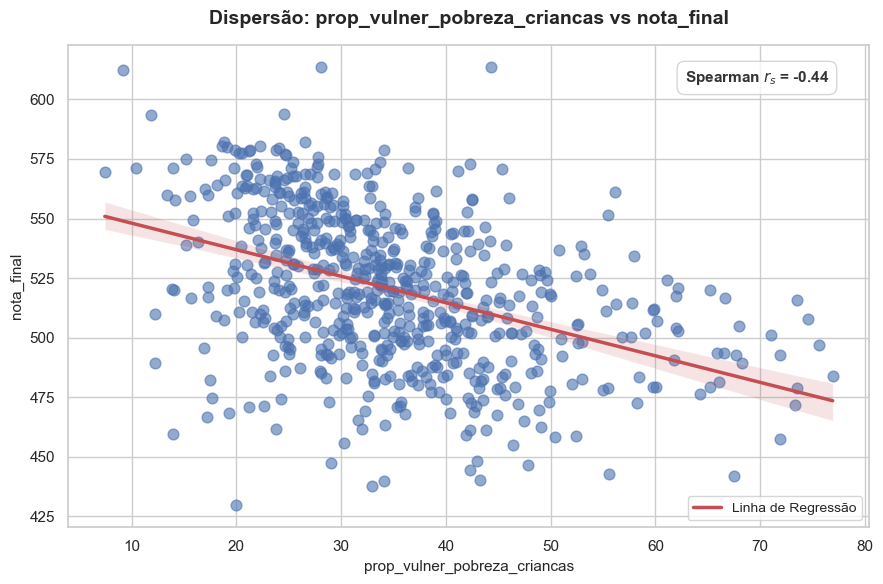
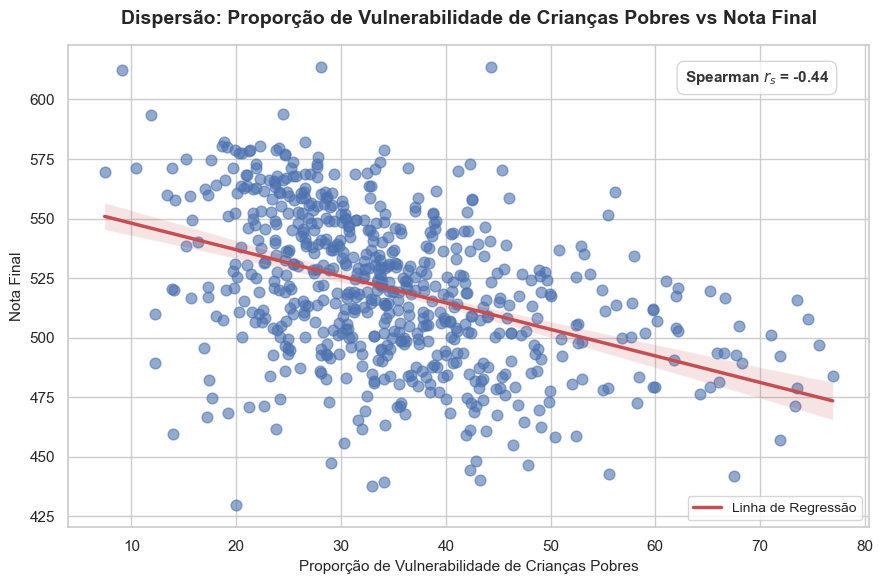
The change to this notebook cell's code, shown as a diff; its figure went from the first image to the second:
--- before
+++ after
@@ -1,4 +1,6 @@
 variavel_y = 'nota_final'
 variavel_x = 'prop_vulner_pobreza_criancas'
+nome_y = 'Nota Final'
+nome_x = 'Proporção de Vulnerabilidade de Crianças Pobres'
 
 # 1. Calcula a correlação de Pearson dinamicamente para essas duas variáveis
@@ -31,7 +33,7 @@
 
 # Títulos e rótulos
-plt.title(f'Dispersão: {variavel_x} vs {variavel_y}', fontsize=14, pad=15, weight='bold')
-plt.xlabel(variavel_x, fontsize=11)
-plt.ylabel(variavel_y, fontsize=11)
+plt.title(f'Dispersão: {nome_x} vs {nome_y}', fontsize=14, pad=15, weight='bold')
+plt.xlabel(nome_x, fontsize=11)
+plt.ylabel(nome_y, fontsize=11)
 
 # 4. Ativa a legenda na tela

Commit: Mais correções de labels de gráficos